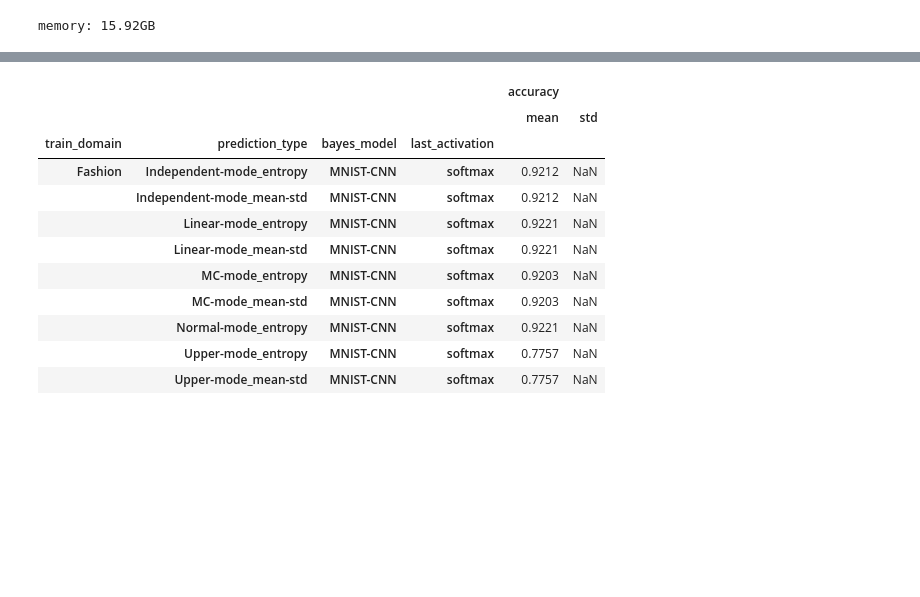
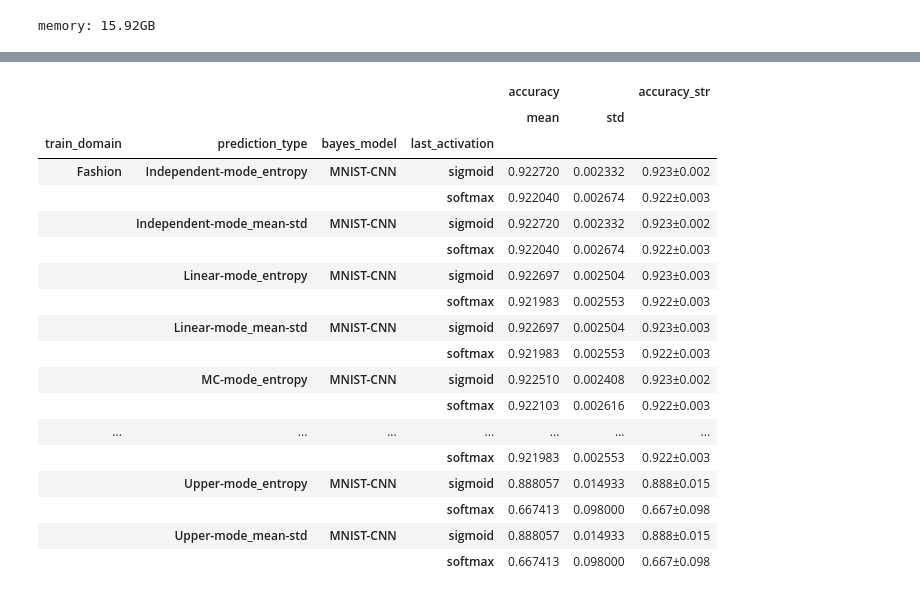
Before and after one commit to gigo-gigo/VPBNN_partial, a Jupyter notebook: ood.ipynb, the cells around one changed output, grey strips where cells are left out. Cells and saved outputs as stored; diff of their text form; code cells hidden in the pictures; blank space fills up the shorter version.

```diff
--- a/ood.ipynb
+++ b/ood.ipynb
@@ -594,22 +597,35 @@ auc_df.groupby(['train_domain', 'test_domain', 'prediction_type', 'bayes_model',
 # %%
-df = score_df[score_df['train_domain'] == score_df['test_domain']]
-df = df.reset_index(drop=True)
-df['correct'] = df['y_test'] == df['y_pred']
-accuracy_df = df[['train_domain', 'prediction_type', 'bayes_model', 'last_activation', 'correct']].groupby(['train_domain', 'prediction_type', 'bayes_model', 'last_activation']).mean().reset_index()
-accuracy_df = accuracy_df.rename(columns={'correct': 'accuracy'})
-accuracy_df['seed'] = df['seed'].iloc[0]
+accuracy_dfs = []
+for csv_filepath in sorted(glob.glob('score/*.csv')):
+    df = pd.read_csv(csv_filepath)
+    df = df[df['train_domain'] == df['test_domain']]
+    df['correct'] = df['y_test'] == df['y_pred']
+    accuracy_df = df[['train_domain', 'prediction_type', 'bayes_model', 'last_activation', 'correct']].groupby(['train_domain', 'prediction_type', 'bayes_model', 'last_activation']).mean().reset_index()
+    accuracy_df = accuracy_df.rename(columns={'correct': 'accuracy'})
+    accuracy_df['seed'] = df['seed'].iloc[0]
+    accuracy_dfs.append(accuracy_df)
+accuracy_df = pd.concat(accuracy_dfs, ignore_index=True)
-# %%
-accuracy_df.groupby(['train_domain', 'prediction_type', 'bayes_model', 'last_activation']).agg({'accuracy': ['mean', 'std']})
-# %% [output]
-|  |  |  |  | accuracy |  |
-|  |  |  |  | mean | std |
-| train_domain | prediction_type | bayes_model | last_activation |  |  |
-| Fashion | Independent-mode_entropy | MNIST-CNN | softmax | 0.9212 | NaN |
-|  | Independent-mode_mean-std | MNIST-CNN | softmax | 0.9212 | NaN |
-|  | Linear-mode_entropy | MNIST-CNN | softmax | 0.9221 | NaN |
-|  | Linear-mode_mean-std | MNIST-CNN | softmax | 0.9221 | NaN |
-|  | MC-mode_entropy | MNIST-CNN | softmax | 0.9203 | NaN |
-|  | MC-mode_mean-std | MNIST-CNN | softmax | 0.9203 | NaN |
-|  | Normal-mode_entropy | MNIST-CNN | softmax | 0.9221 | NaN |
-|  | Upper-mode_entropy | MNIST-CNN | softmax | 0.7757 | NaN |
-|  | Upper-mode_mean-std | MNIST-CNN | softmax | 0.7757 | NaN |
+# %%
+accuracy_mean_df = accuracy_df.groupby(['train_domain', 'prediction_type', 'bayes_model', 'last_activation']).agg({'accuracy': ['mean', 'std']})
+accuracy_mean_df['accuracy_str'] = accuracy_mean_df.apply(lambda x: '{0:.3f}±{1:.3f}'.format(x['accuracy']['mean'], x['accuracy']['std']), axis=1)
+accuracy_mean_df
+# %% [output]
+|  |  |  |  | accuracy |  | accuracy_str |
+|  |  |  |  | mean | std |  |
+| train_domain | prediction_type | bayes_model | last_activation |  |  |  |
+| Fashion | Independent-mode_entropy | MNIST-CNN | sigmoid | 0.922720 | 0.002332 | 0.923±0.002 |
+|  |  |  | softmax | 0.922040 | 0.002674 | 0.922±0.003 |
+|  | Independent-mode_mean-std | MNIST-CNN | sigmoid | 0.922720 | 0.002332 | 0.923±0.002 |
+|  |  |  | softmax | 0.922040 | 0.002674 | 0.922±0.003 |
+|  | Linear-mode_entropy | MNIST-CNN | sigmoid | 0.922697 | 0.002504 | 0.923±0.003 |
+|  |  |  | softmax | 0.921983 | 0.002553 | 0.922±0.003 |
+|  | Linear-mode_mean-std | MNIST-CNN | sigmoid | 0.922697 | 0.002504 | 0.923±0.003 |
+|  |  |  | softmax | 0.921983 | 0.002553 | 0.922±0.003 |
+|  | MC-mode_entropy | MNIST-CNN | sigmoid | 0.922510 | 0.002408 | 0.923±0.002 |
+|  |  |  | softmax | 0.922103 | 0.002616 | 0.922±0.003 |
+| ... | ... | ... | ... | ... | ... | ... |
+|  |  |  | softmax | 0.921983 | 0.002553 | 0.922±0.003 |
+|  | Upper-mode_entropy | MNIST-CNN | sigmoid | 0.888057 | 0.014933 | 0.888±0.015 |
+|  |  |  | softmax | 0.667413 | 0.098000 | 0.667±0.098 |
+|  | Upper-mode_mean-std | MNIST-CNN | sigmoid | 0.888057 | 0.014933 | 0.888±0.015 |
+|  |  |  | softmax | 0.667413 | 0.098000 | 0.667±0.098 |
```
Also changed, not shown: parts of 9 cells of this notebook.
